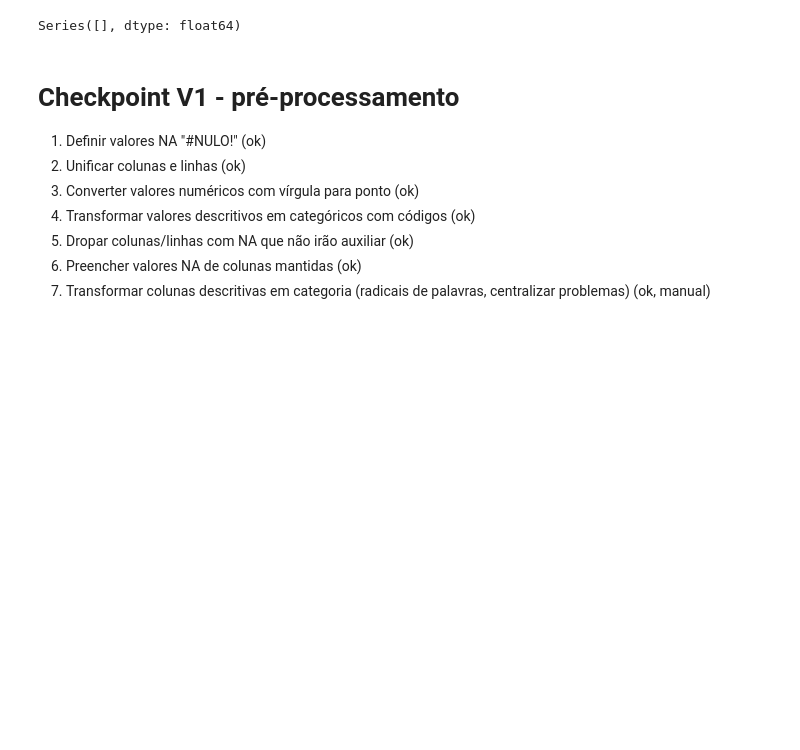
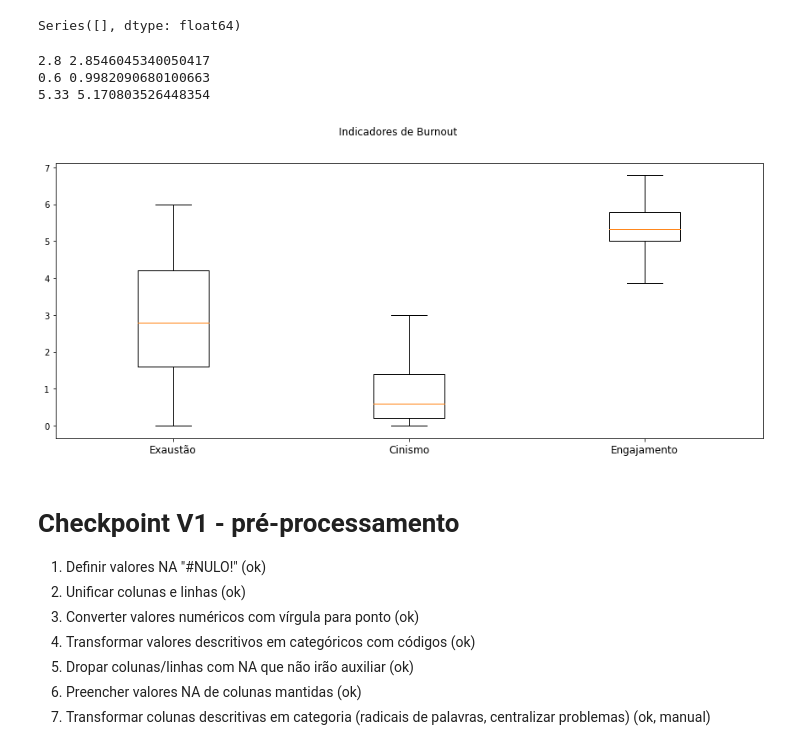
Before and after one commit to ralphrass/burnout, a Jupyter notebook: BurnoutReloaded.ipynb, the cells around one changed output. Drawn from its saved outputs; the diff is of its cells as text; code cells hidden in the pictures; blank space fills up the shorter version.

```diff
--- a/BurnoutReloaded.ipynb
+++ b/BurnoutReloaded.ipynb
@@ -176,6 +176,37 @@ for m in mean_cols:
 df_features_pre_processed[df_features_pre_processed.columns[df_features_pre_processed.isna().any()]].isnull().sum()
 # %% [output]
 Series([], dtype: float64)
+# %%
+_EXA_COL = 'Exaustao'
+_CIN_COL = 'Cinismo'
+_ENG_COL = 'Engagement'
+# %%
+for x in [_EXA_COL, _CIN_COL, _ENG_COL]:
+    print(df_features_pre_processed[x].median(), df_features_pre_processed[x].mean())
+
+# print(df_features_pre_processed[_EXA_COL].median())
+# %% [output]
+2.8 2.8546045340050417
+0.6 0.9982090680100663
+5.33 5.170803526448354
+# %%
+# fig, axs = plt.subplots(1, 3, figsize=(16, 6), sharey=True)
+# axs[0].boxplot(df_features_pre_processed[_EXA_COL], 2)
+# axs[1].boxplot(df_features_pre_processed[_CIN_COL])
+# axs[2].boxplot(df_features_pre_processed[_ENG_COL])
+
+data = [df_features_pre_processed[_EXA_COL], df_features_pre_processed[_CIN_COL], df_features_pre_processed[_ENG_COL]]
+# Multiple box plots on one Axes
+fig, ax = plt.subplots(figsize=(15, 6))
+ax.boxplot(data, 0, '')
+ax.set_xticklabels(["Exaustão", "Cinismo", "Engajamento"], fontsize=12)
+
+fig.suptitle('Indicadores de Burnout')
+
+# plt.boxplot(df_features_pre_processed[_EXA_COL])
+plt.show()
+# %% [output]
+[figure, added]
 # %% [markdown]
 # Checkpoint V1 - pré-processamento
 
```
Also changed, not shown: parts of 17 cells of this notebook, 2 other files.
